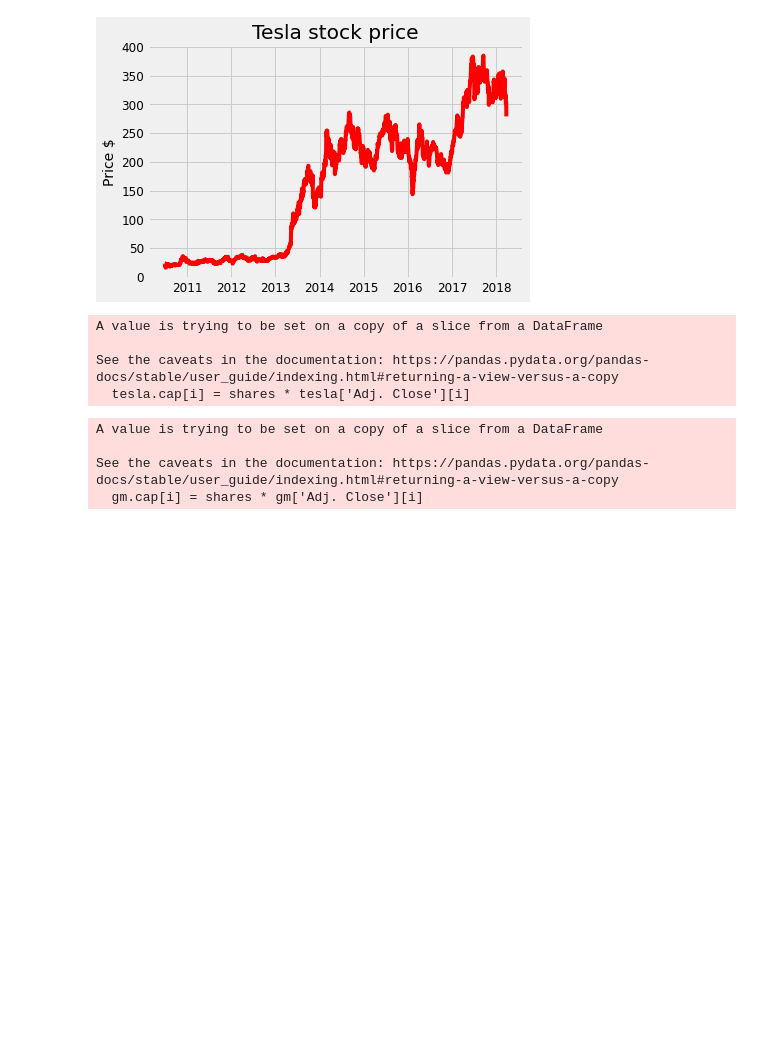
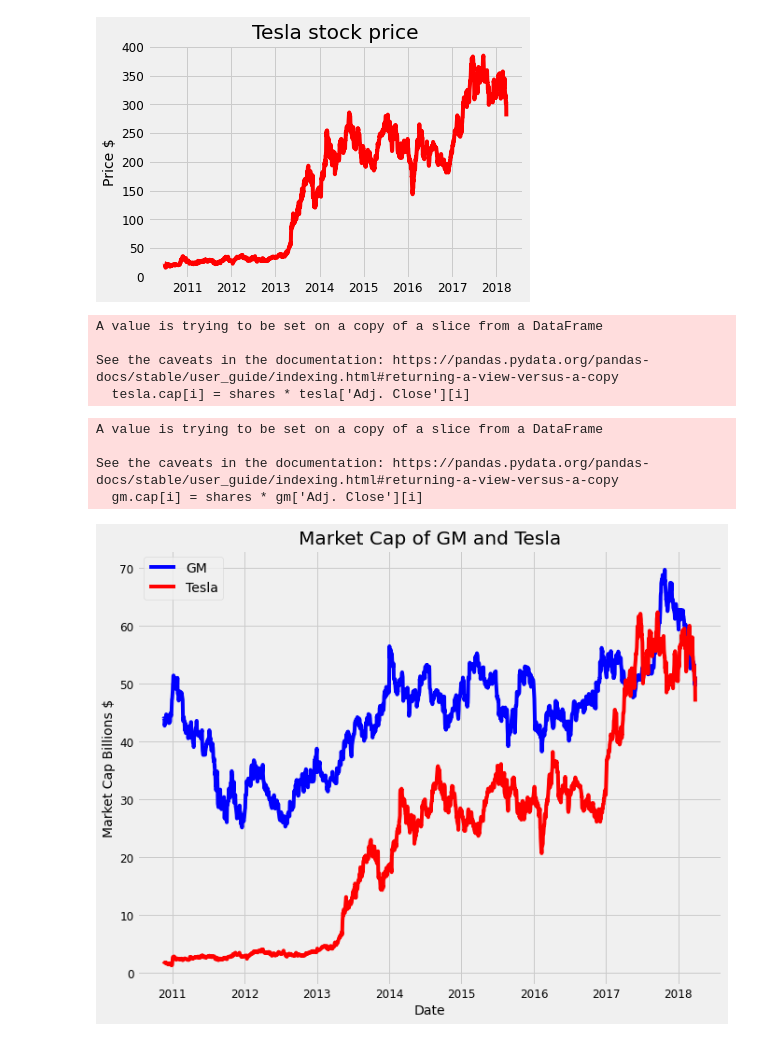
Before and after one commit to hatchdavid1/fb_prophet_test, a Jupyter notebook: fbprophet_test.ipynb, the cells around one changed output. Cells and saved outputs as stored; diff of their text form; code cells hidden in the pictures; blank space fills up the shorter version.

```diff
--- a/fbprophet_test.ipynb
+++ b/fbprophet_test.ipynb
@@ -89,3 +89,12 @@ cars = cars[['Date', 'gm_cap', 'tesla_cap']]
 # Divide to get market cap into billion of dollars
 cars['gm_cap'] = cars['gm_cap'] / 1e9
 cars['tesla_cap'] = cars['tesla_cap'] / 1e9
+# %%
+# Visual Comparison
+plt.figure(figsize = (10,8))
+plt.plot(cars.Date, cars.gm_cap, 'b-', label = 'GM')
+plt.plot(cars.Date, cars.tesla_cap, 'r-', label = 'Tesla')
+plt.xlabel('Date'); plt.ylabel('Market Cap Billions $'); plt.title('Market Cap of GM and Tesla')
+plt.legend();
+# %% [output]
+[figure, added]
```
Also changed, not shown: parts of 2 cells of this notebook.
